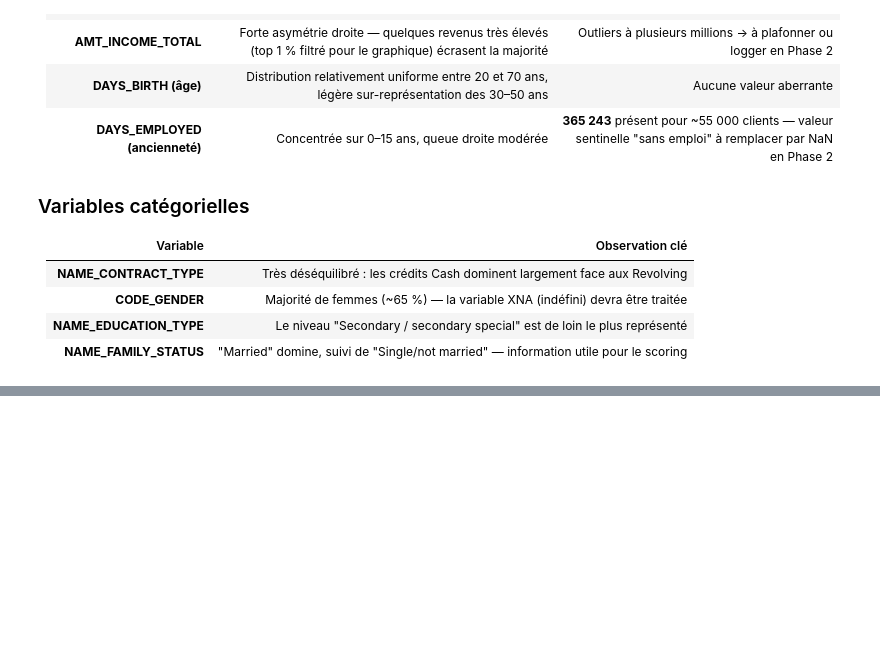
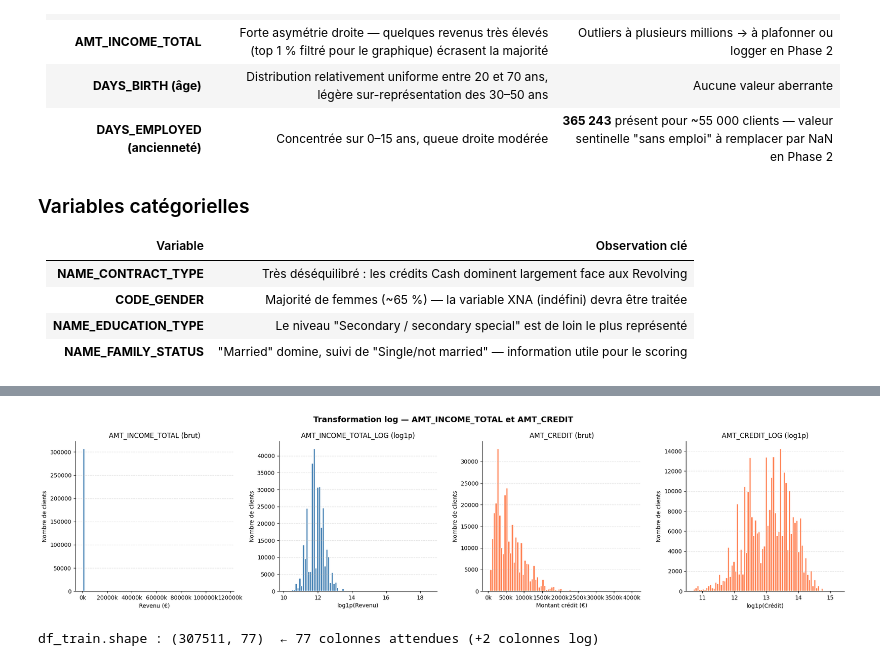
Before and after one commit to dibattista/Initiez-vous-au-MLOps, a Jupyter notebook: notebook.ipynb, the cells around one changed output, grey strips where cells are left out. Saved outputs shown, nothing was run; the diff lists cells and outputs as text; code cells hidden in the pictures; blank space fills up the shorter version.

```diff
--- a/notebook.ipynb
+++ b/notebook.ipynb
@@ -849,0 +848,17 @@ Sauvegardé : graphiques/distributions_categorielles.png
+# %%
+# Phase 2 — 2.1 Suppression des colonnes avec trop de valeurs manquantes
+df_train = application_train.copy()
+
+# Taux de NaN par colonne
+nan_rate = df_train.isnull().mean()
+
+# Colonnes avec plus de 40 % de valeurs manquantes
+cols_to_drop = nan_rate[nan_rate > 0.40].index.tolist()
+
+print(f"Colonnes avec > 40 % de NaN : {len(cols_to_drop)}")
+print(cols_to_drop)
+
+# Suppression
+df_train.drop(columns=cols_to_drop, inplace=True)
+
+print(f"\nNouvelle forme : {df_train.shape}")
@@ -849,0 +1030,53 @@ Sauvegardé : graphiques/distributions_categorielles.png
+# %%
+import numpy as np
+import matplotlib.pyplot as plt
+
+# --- Étape 1 : statistiques avant transformation ---
+print("=" * 55)
+print("STATISTIQUES — AVANT TRANSFORMATION LOG")
+print("=" * 55)
+print(df_train[['AMT_INCOME_TOTAL', 'AMT_CREDIT']].describe().round(0).to_string())
+
+# --- Étape 2 : colonnes log ---
+df_train['AMT_INCOME_TOTAL_LOG'] = np.log1p(df_train['AMT_INCOME_TOTAL'])
+df_train['AMT_CREDIT_LOG']       = np.log1p(df_train['AMT_CREDIT'])
+
+# --- Étape 3 : 4 histogrammes côte à côte ---
+fig, axes = plt.subplots(1, 4, figsize=(20, 5))
+fig.suptitle("Transformation log — AMT_INCOME_TOTAL et AMT_CREDIT",
+             fontsize=14, fontweight='bold')
+
+axes[0].hist(df_train['AMT_INCOME_TOTAL'], bins=80, color='steelblue', edgecolor='white')
+axes[0].set_title("AMT_INCOME_TOTAL (brut)")
+axes[0].set_xlabel("Revenu (€)")
+axes[0].set_ylabel("Nombre de clients")
+axes[0].xaxis.set_major_formatter(plt.FuncFormatter(lambda x, _: f"{int(x/1000)}k"))
+
+axes[1].hist(df_train['AMT_INCOME_TOTAL_LOG'], bins=80, color='steelblue', edgecolor='white')
+axes[1].set_title("AMT_INCOME_TOTAL_LOG (log1p)")
+axes[1].set_xlabel("log1p(Revenu)")
+axes[1].set_ylabel("Nombre de clients")
+
+axes[2].hist(df_train['AMT_CREDIT'], bins=80, color='coral', edgecolor='white')
+axes[2].set_title("AMT_CREDIT (brut)")
+axes[2].set_xlabel("Montant crédit (€)")
+axes[2].set_ylabel("Nombre de clients")
+axes[2].xaxis.set_major_formatter(plt.FuncFormatter(lambda x, _: f"{int(x/1000)}k"))
+
+axes[3].hist(df_train['AMT_CREDIT_LOG'], bins=80, color='coral', edgecolor='white')
+axes[3].set_title("AMT_CREDIT_LOG (log1p)")
+axes[3].set_xlabel("log1p(Crédit)")
+axes[3].set_ylabel("Nombre de clients")
+
+for ax in axes:
+    ax.grid(axis='y', linestyle='--', alpha=0.4)
+    ax.spines[['top', 'right']].set_visible(False)
+
+plt.tight_layout()
+plt.savefig('graphiques/log_transform.png', dpi=150, bbox_inches='tight')
+print("\nGraphique sauvegardé : graphiques/log_transform.png")
+plt.show()
+
+# --- Étape 4 : confirmation du shape ---
+print(f"\ndf_train.shape : {df_train.shape}  ← 77 colonnes attendues (+2 colonnes log)")
+# %% [output]
@@ -849,0 +1097,2 @@ Sauvegardé : graphiques/distributions_categorielles.png
+[figure, added]
+df_train.shape : (307511, 77)  ← 77 colonnes attendues (+2 colonnes log)
```
Also changed, not shown: parts of 44 cells of this notebook, 10 other files.
